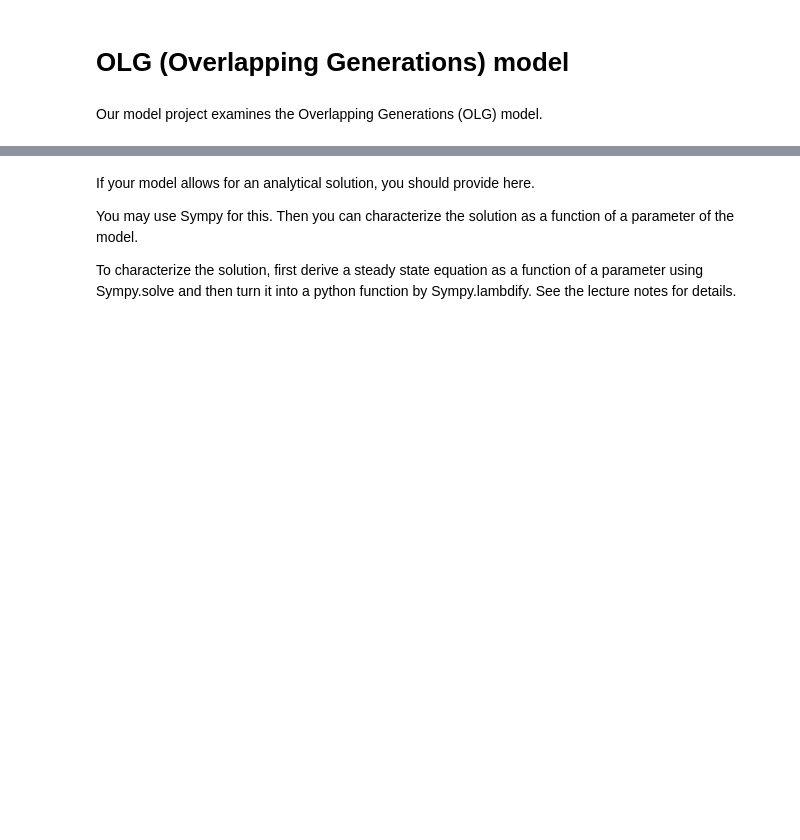
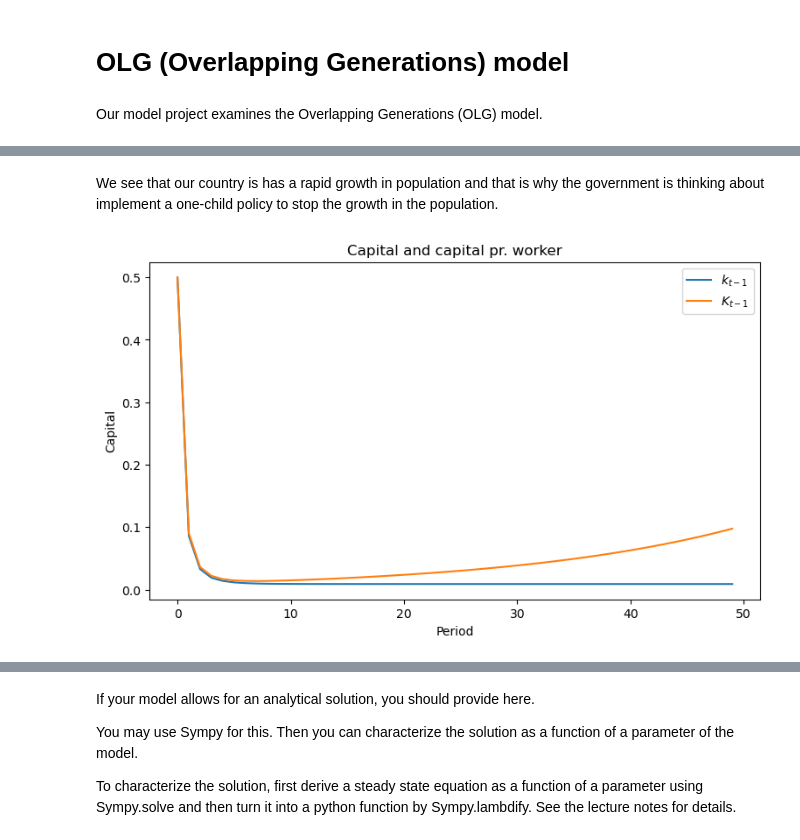
Before and after one commit to NumEconCopenhagen/projects-2023-3500, a Jupyter notebook: modelproject/modelproject.ipynb, the cells around one changed output, grey strips where cells are left out. Cells and saved outputs as stored; diff of their text form; code cells hidden in the pictures; blank space fills up the shorter version.

```diff
--- a/modelproject/modelproject.ipynb
+++ b/modelproject/modelproject.ipynb
@@ -88,0 +174,14 @@ NameError: name 'simulate_before_s' is not defined
+# %% [markdown]
+We see that our country is has a rapid growth in population and that is why the government is thinking about implement a one-child policy to stop the growth in the population.
+# %%
+# Plot the lagged capital over time
+plt.figure(figsize=(9, 5))
+plt.plot(range(model.par.simT), model.sim.k_lag, label=r"$k_{t-1}$")
+plt.plot(range(model.par.simT), model.sim.K_lag, label=r"$K_{t-1}$")
+plt.xlabel("Period")
+plt.ylabel("Capital")
+plt.legend()
+plt.title("Capital and capital pr. worker")
+plt.show()
+# %% [output]
+[figure, added]
```
Also changed, not shown: parts of 24 cells of this notebook.
